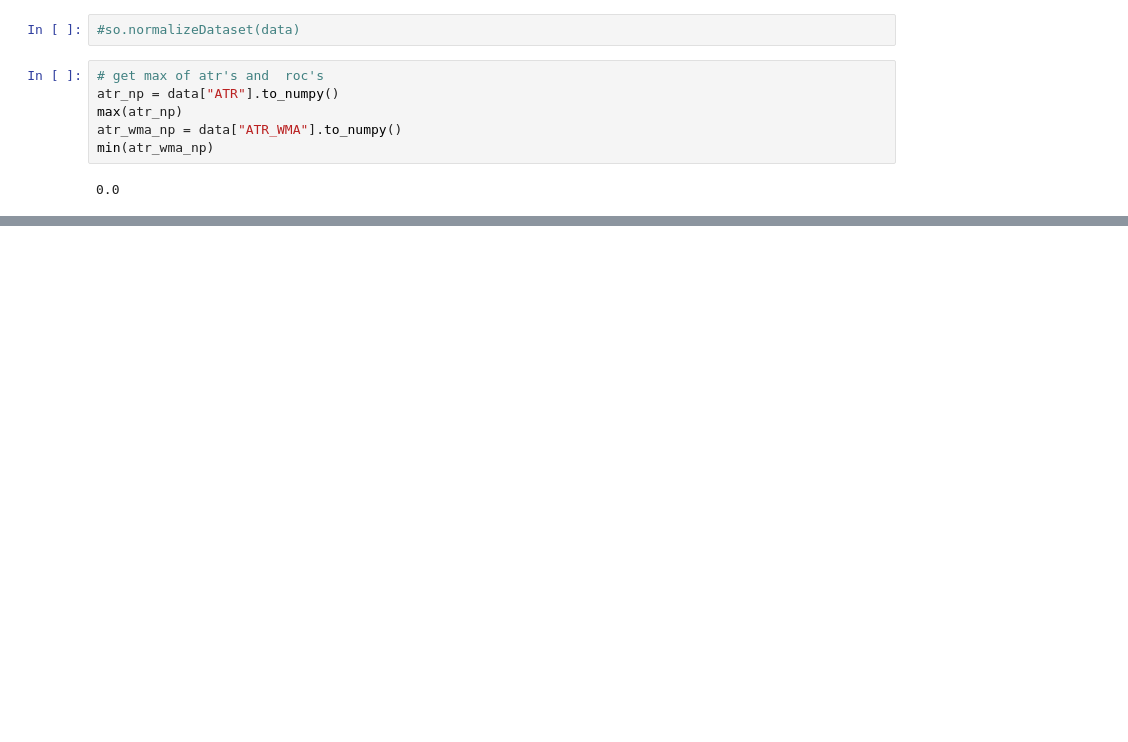
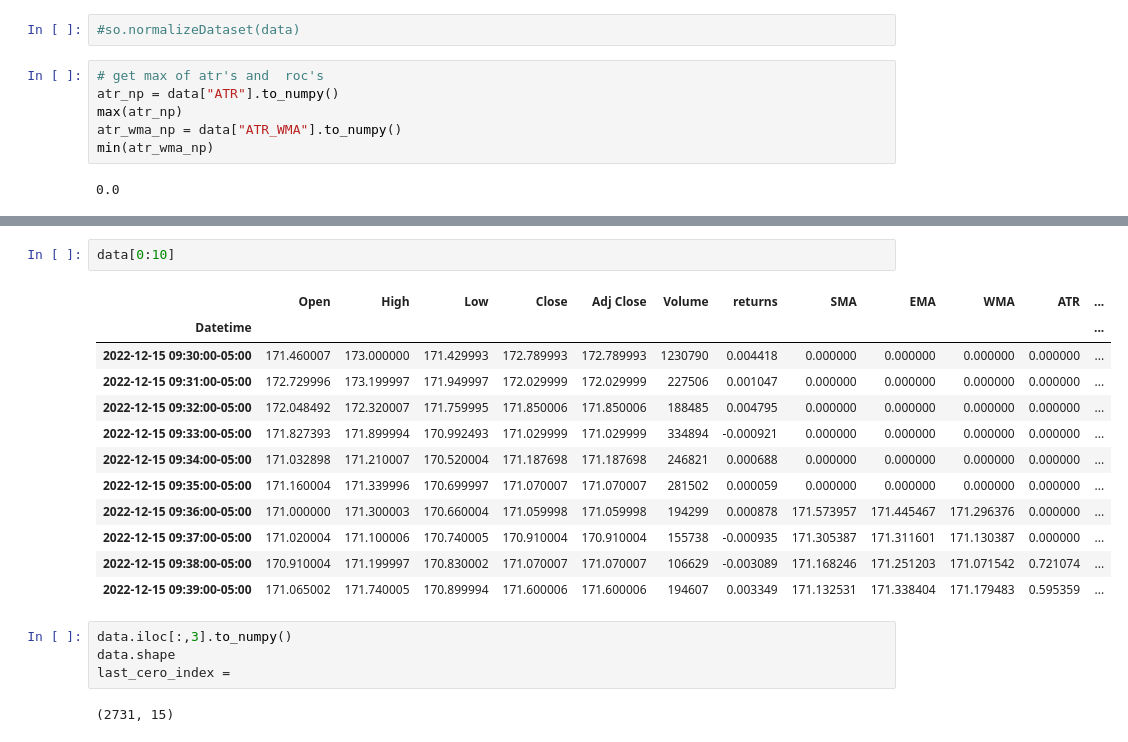
Before and after one commit to H3cth0r/basicStocksOperations, a Jupyter notebook: py_code/botNEAT/testings.ipynb, the cells around one changed output, grey strips where cells are left out. Cells and saved outputs as stored; diff of their text form; blank space fills up the shorter version.

```diff
--- a/py_code/botNEAT/testings.ipynb
+++ b/py_code/botNEAT/testings.ipynb
@@ -89,3 +89,24 @@ plt.show()
+# %%
+data[0:10]
+# %% [output]
+|  | Open | High | Low | Close | Adj Close | Volume | returns | SMA | EMA | WMA | ATR | ... |
+| Datetime |  |  |  |  |  |  |  |  |  |  |  | ... |
+| 2022-12-15 09:30:00-05:00 | 171.460007 | 173.000000 | 171.429993 | 172.789993 | 172.789993 | 1230790 | 0.004418 | 0.000000 | 0.000000 | 0.000000 | 0.000000 | ... |
+| 2022-12-15 09:31:00-05:00 | 172.729996 | 173.199997 | 171.949997 | 172.029999 | 172.029999 | 227506 | 0.001047 | 0.000000 | 0.000000 | 0.000000 | 0.000000 | ... |
+| 2022-12-15 09:32:00-05:00 | 172.048492 | 172.320007 | 171.759995 | 171.850006 | 171.850006 | 188485 | 0.004795 | 0.000000 | 0.000000 | 0.000000 | 0.000000 | ... |
+| 2022-12-15 09:33:00-05:00 | 171.827393 | 171.899994 | 170.992493 | 171.029999 | 171.029999 | 334894 | -0.000921 | 0.000000 | 0.000000 | 0.000000 | 0.000000 | ... |
+| 2022-12-15 09:34:00-05:00 | 171.032898 | 171.210007 | 170.520004 | 171.187698 | 171.187698 | 246821 | 0.000688 | 0.000000 | 0.000000 | 0.000000 | 0.000000 | ... |
+| 2022-12-15 09:35:00-05:00 | 171.160004 | 171.339996 | 170.699997 | 171.070007 | 171.070007 | 281502 | 0.000059 | 0.000000 | 0.000000 | 0.000000 | 0.000000 | ... |
+| 2022-12-15 09:36:00-05:00 | 171.000000 | 171.300003 | 170.660004 | 171.059998 | 171.059998 | 194299 | 0.000878 | 171.573957 | 171.445467 | 171.296376 | 0.000000 | ... |
+| 2022-12-15 09:37:00-05:00 | 171.020004 | 171.100006 | 170.740005 | 170.910004 | 170.910004 | 155738 | -0.000935 | 171.305387 | 171.311601 | 171.130387 | 0.000000 | ... |
+| 2022-12-15 09:38:00-05:00 | 170.910004 | 171.199997 | 170.830002 | 171.070007 | 171.070007 | 106629 | -0.003089 | 171.168246 | 171.251203 | 171.071542 | 0.721074 | ... |
+| 2022-12-15 09:39:00-05:00 | 171.065002 | 171.740005 | 170.899994 | 171.600006 | 171.600006 | 194607 | 0.003349 | 171.132531 | 171.338404 | 171.179483 | 0.595359 | ... |
+# %%
+data.iloc[:,3].to_numpy()
+data.shape
+last_cero_index =
+# %% [output]
+(2731, 15)
 # %%
 
 data.ATR[6:100].plot(label="ATR", figsize=(25, 3))
```
Also changed, not shown: parts of 11 cells of this notebook, 1 other file.
